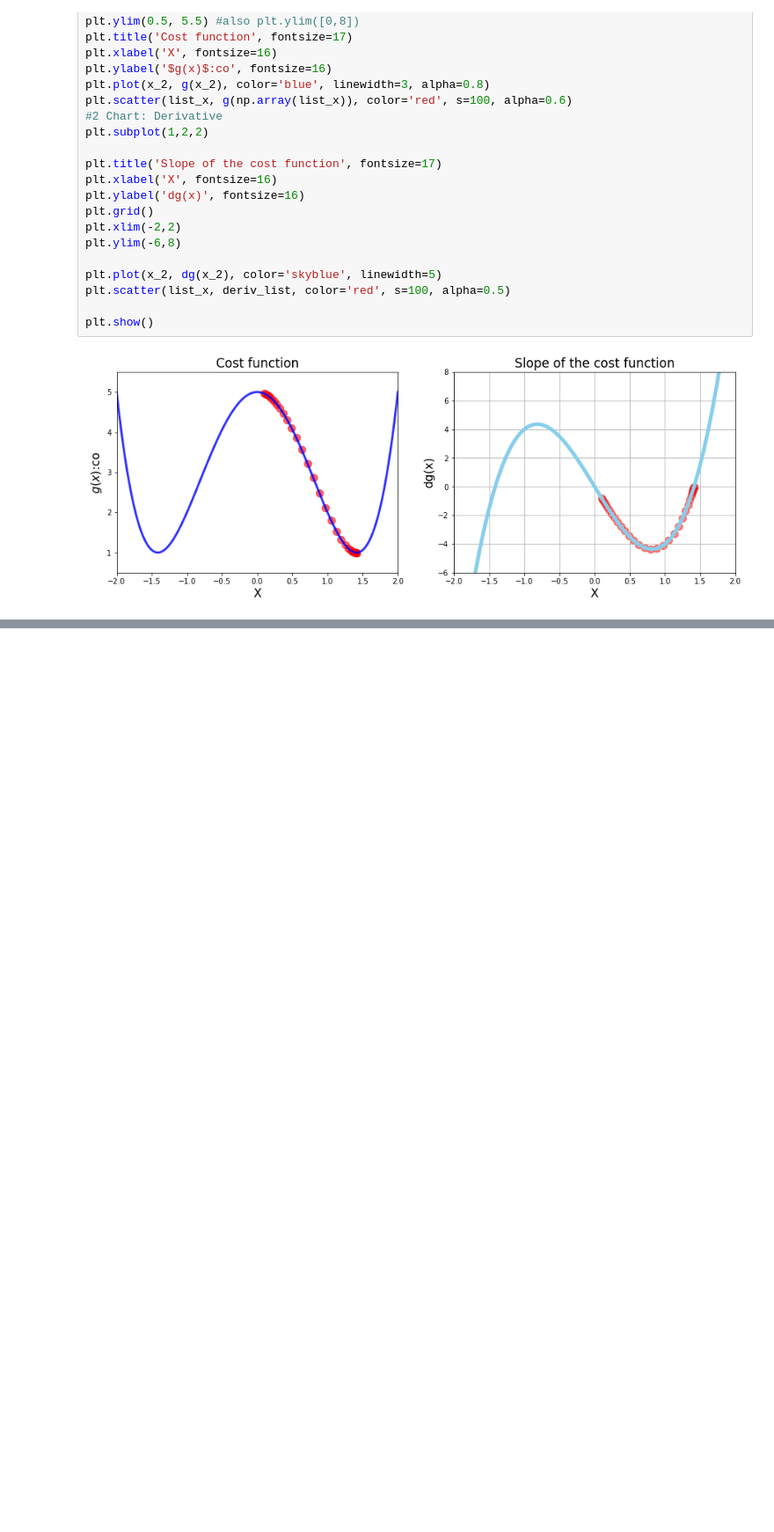
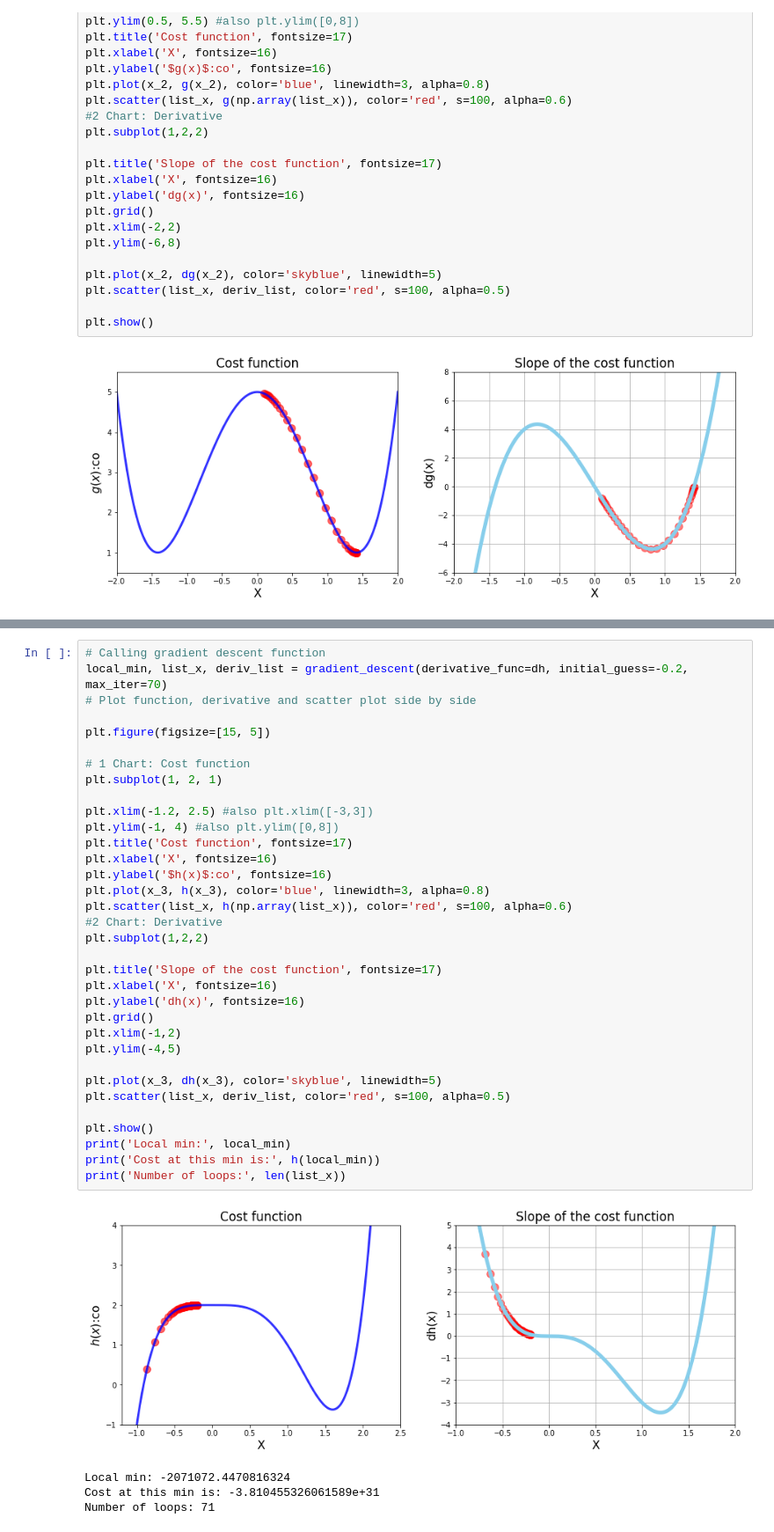
Before and after one commit to JafarSadikGhub/MLDataScienceUdemyPython, a Jupyter notebook: 03 Gradient Descent.ipynb, the cells around one changed output, grey strips where cells are left out. Shown at 88% size. Saved outputs shown, nothing was run; the diff lists cells and outputs as text; blank space fills up the shorter version.

```diff
--- a/03 Gradient Descent.ipynb
+++ b/03 Gradient Descent.ipynb
@@ -388,0 +439,39 @@ plt.show()
+# %%
+# Calling gradient descent function
+local_min, list_x, deriv_list = gradient_descent(derivative_func=dh, initial_guess=-0.2, max_iter=70)
+# Plot function, derivative and scatter plot side by side
+
+plt.figure(figsize=[15, 5])
+
+# 1 Chart: Cost function
+plt.subplot(1, 2, 1)
+
+plt.xlim(-1.2, 2.5) #also plt.xlim([-3,3])
+plt.ylim(-1, 4) #also plt.ylim([0,8])
+plt.title('Cost function', fontsize=17)
+plt.xlabel('X', fontsize=16)
+plt.ylabel('$h(x)$:co', fontsize=16)
+plt.plot(x_3, h(x_3), color='blue', linewidth=3, alpha=0.8)
+plt.scatter(list_x, h(np.array(list_x)), color='red', s=100, alpha=0.6)
+#2 Chart: Derivative
+plt.subplot(1,2,2)
+
+plt.title('Slope of the cost function', fontsize=17)
+plt.xlabel('X', fontsize=16)
+plt.ylabel('dh(x)', fontsize=16)
+plt.grid()
+plt.xlim(-1,2)
+plt.ylim(-4,5)
+
+plt.plot(x_3, dh(x_3), color='skyblue', linewidth=5)
+plt.scatter(list_x, deriv_list, color='red', s=100, alpha=0.5)
+
+plt.show()
+print('Local min:', local_min)
+print('Cost at this min is:', h(local_min))
+print('Number of loops:', len(list_x))
+# %% [output]
+[figure, added]
+Local min: -2071072.4470816324
+Cost at this min is: -3.810455326061589e+31
+Number of loops: 71
```
Also changed, not shown: parts of 5 cells of this notebook.
